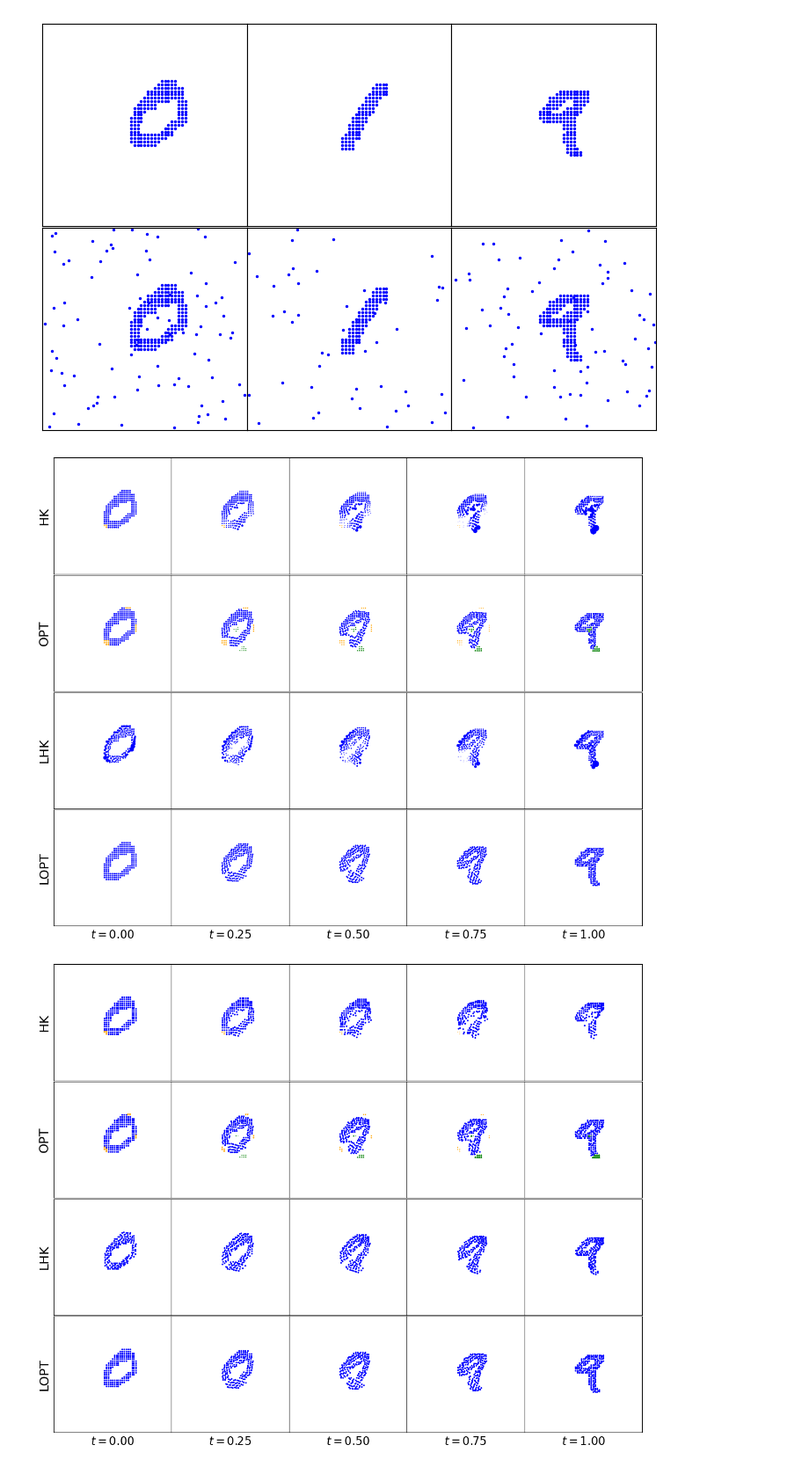
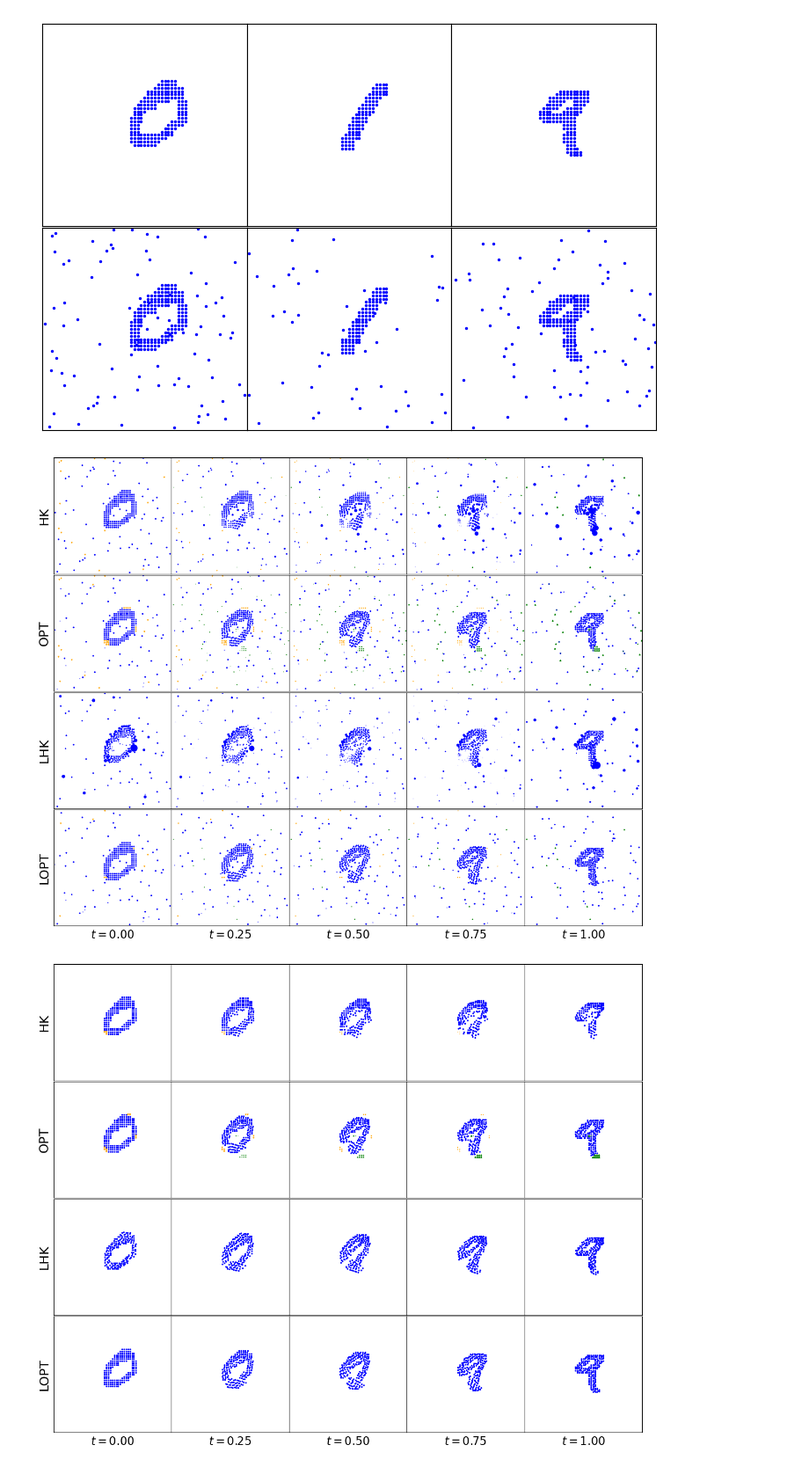
Before and after one commit to yikun-baio/LinearOPT, a Jupyter notebook: HK_interporlation.ipynb, the cells around one changed output. Shown: that part at 88% size. Drawn from its saved outputs; the diff is of its cells as text; code cells hidden in the pictures.

```diff
--- a/HK_interporlation.ipynb
+++ b/HK_interporlation.ipynb
@@ -512,7 +512,7 @@ plt.show()
 [figure]
 # %%
 MNIST_data=torch.load('experiment/data/MNIST/geodesic1.pt')
-data_list=MNIST_data['0']
+data_list=MNIST_data['0.5']
 
 
 
@@ -525,7 +525,7 @@ for (i,data) in enumerate(data_list):
     pi_list.append(data[:,3])
     N_list[i]=data[:,0:2].shape[0]
 N0=N_list.max()
-p0=np.ones(N0)/N0
+p0=np.ones(N0)/N0*1.5
 X0_init=data_list[0][:,0:2]
 X1=Xi_list[0]
 p1=pi_list[0]
@@ -558,7 +558,7 @@ plt.savefig('experiment/Rebuttal/digit_data.png',bbox_inches='tight',dpi=200)
 [figure]
 # %%
 MNIST_data=torch.load('experiment/data/MNIST/geodesic1.pt')
-data_list=MNIST_data['0']
+data_list=MNIST_data['0.5']
 
 Xi_list=list()
 pi_list=list()
@@ -569,7 +569,7 @@ for (i,data) in enumerate(data_list):
     pi_list.append(data[:,3])
     N_list[i]=data[:,0:2].shape[0]
 # %%
-label='0-9.clean.weight'
+label='0-9.noise2.weight'
 X1=Xi_list[0]
 X2=Xi_list[2]
 mu1=pi_list[0]
@@ -710,7 +710,7 @@ for j,t in enumerate(tList):
 
 
 i=3 # Do LOPT interpolation
-Lambda=35.0
+Lambda=20
 u1_opt,p1_hat,M1,p1_perp=lopt_embedding(X0,X1,mu0,mu1,Lambda)
 u2_opt,p2_hat,M2,p2_perp=lopt_embedding(X0,X2,mu0,mu2,Lambda)
 Xt_list,mu_t,X_d,p_d,X_c,p_c=lopt_interpolation(X0,u1_opt,u2_opt,p1_hat,p2_hat,tList)   # (X0,U1,p0,p1_hat,t_list)
@@ -720,32 +720,32 @@ for j,t in enumerate(tList):
     mu_d=p_d*(1-t)
     mu_c=p_c*t
     if mu_t.shape[0]>0:
         ax[i,j].scatter(X_t[:,0],X_t[:,1],s=mu_t**2*scaling,color='blue',marker='o')
         #ax[i,j].scatter(X_t[:,0],X_t[:,1],s=1*scaling,color='blue',marker='o',alpha=0.1)
     if mu_d.shape[0]>0 and np.sum(mu_d)>0:
         ax[i,j].scatter(X_d[:,0],X_d[:,1],s=mu_d**2*scaling,color='orange',marker='v')
         #ax[i,j].scatter(X_d[:,0],X_d[:,1],s=1*scaling,color='orange',marker='v',alpha=0.1)
     if mu_c.shape[0]>0 and np.sum(mu_c)>0:
         ax[i,j].scatter(X_c[:,0],X_c[:,1],s=mu_c**2*scaling,color='green',marker='^')
         #ax[i,j].scatter(X_c[:,0],X_c[:,1],s=1*scaling,color='green',marker='^',alpha=0.1)
 
     ax[i,j].set_xlim([-20,40])
     ax[i,j].set_ylim([-20,40])
     ax[i,j].tick_params(left = False, right = False , labelleft = False ,labelbottom = False, bottom = False)
     if j==0:
         ax[i,j].set_ylabel('LOPT',rotation=90,fontsize=18)
 
 
     ax[i,j].set_xlabel(r'$t=%0.2f$'%t,fontsize=16)
 
 
 #fig.add_artist(plt.Line2D((0, 1), (0.495,0.495), color='black', linewidth=2, transform=fig.transFigure))
 plt.subplots_adjust(wspace=0, hspace=0.01)
 plt.savefig('experiment/Rebuttal/'+label+'.png',bbox_inches='tight')
 
 plt.show()
 
 #torch.save(result,'experiment/Fig1/result_2d.pt')
 # %% [output]
-[figure, old version]
+[figure, new version]
 # %%
```
Also changed, not shown: parts of 2 cells of this notebook, 12 other files.
